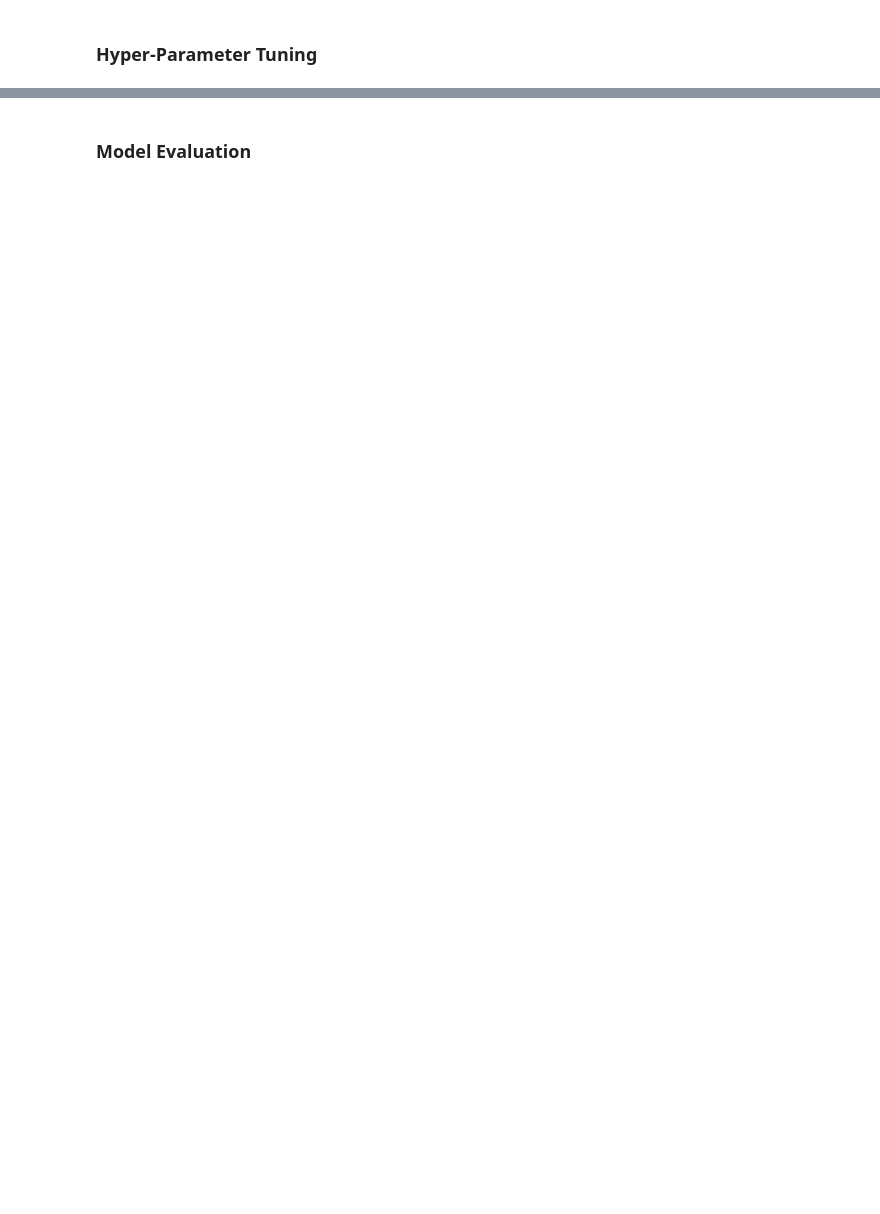
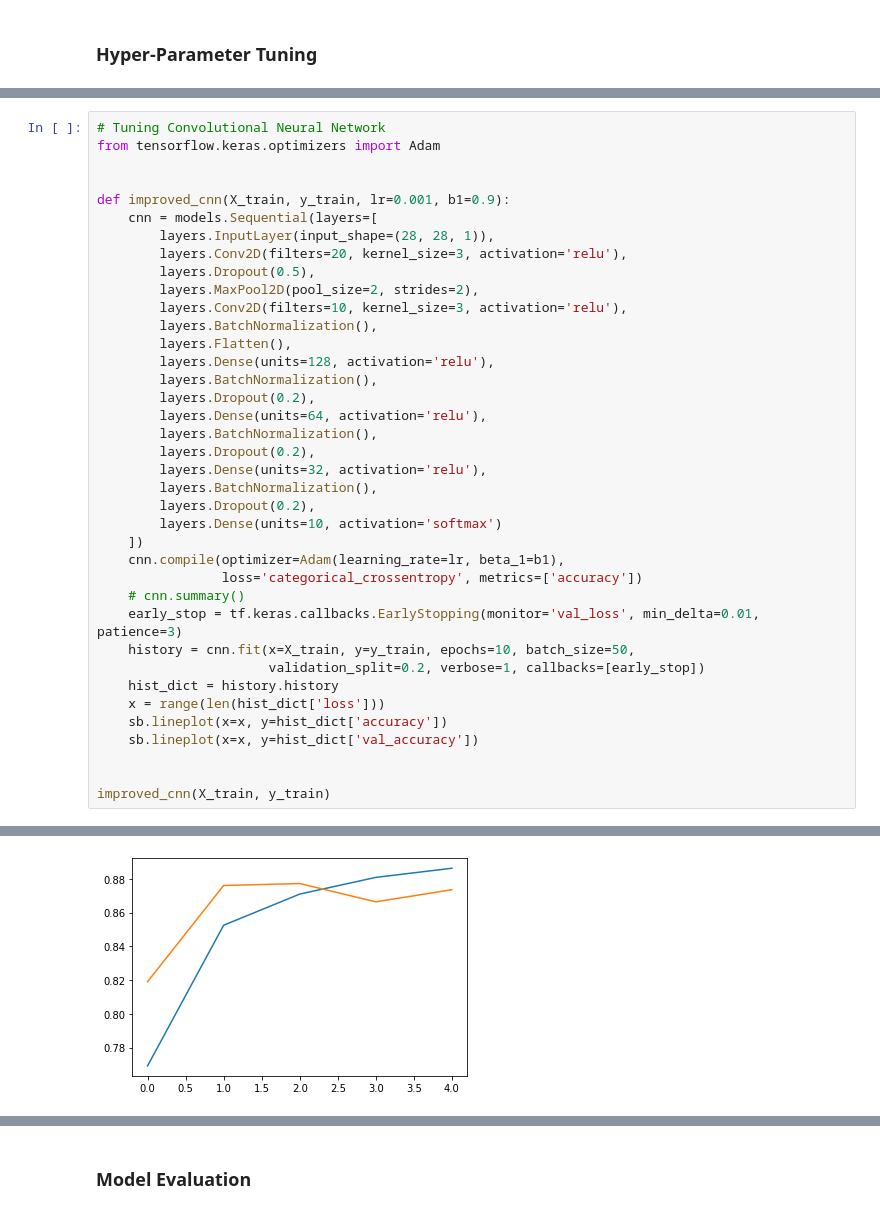
Before and after one commit to ethanolx/Fashion-CIFAR10-CV-py, a Jupyter notebook: ai.ipynb, the cells around one changed output, grey strips where cells are left out. Drawn from its saved outputs; the diff is of its cells as text; blank space fills up the shorter version.

```diff
--- a/ai.ipynb
+++ b/ai.ipynb
@@ -75,0 +208,39 @@ model.fit(X_train, y_train, epochs=10, batch_size=128, validation_split=0.1)
+# %%
+# Tuning Convolutional Neural Network
+from tensorflow.keras.optimizers import Adam
+
+
+def improved_cnn(X_train, y_train, lr=0.001, b1=0.9):
+    cnn = models.Sequential(layers=[
+        layers.InputLayer(input_shape=(28, 28, 1)),
+        layers.Conv2D(filters=20, kernel_size=3, activation='relu'),
+        layers.Dropout(0.5),
+        layers.MaxPool2D(pool_size=2, strides=2),
+        layers.Conv2D(filters=10, kernel_size=3, activation='relu'),
+        layers.BatchNormalization(),
+        layers.Flatten(),
+        layers.Dense(units=128, activation='relu'),
+        layers.BatchNormalization(),
+        layers.Dropout(0.2),
+        layers.Dense(units=64, activation='relu'),
+        layers.BatchNormalization(),
+        layers.Dropout(0.2),
+        layers.Dense(units=32, activation='relu'),
+        layers.BatchNormalization(),
+        layers.Dropout(0.2),
+        layers.Dense(units=10, activation='softmax')
+    ])
+    cnn.compile(optimizer=Adam(learning_rate=lr, beta_1=b1),
+                loss='categorical_crossentropy', metrics=['accuracy'])
+    # cnn.summary()
+    early_stop = tf.keras.callbacks.EarlyStopping(monitor='val_loss', min_delta=0.01, patience=3)
+    history = cnn.fit(x=X_train, y=y_train, epochs=10, batch_size=50,
+                      validation_split=0.2, verbose=1, callbacks=[early_stop])
+    hist_dict = history.history
+    x = range(len(hist_dict['loss']))
+    sb.lineplot(x=x, y=hist_dict['accuracy'])
+    sb.lineplot(x=x, y=hist_dict['val_accuracy'])
+
+
+improved_cnn(X_train, y_train)
+# %% [output]
@@ -75,0 +257 @@ model.fit(X_train, y_train, epochs=10, batch_size=128, validation_split=0.1)
+[figure, added]
```
Also changed, not shown: parts of 24 cells of this notebook, 4 other files.
